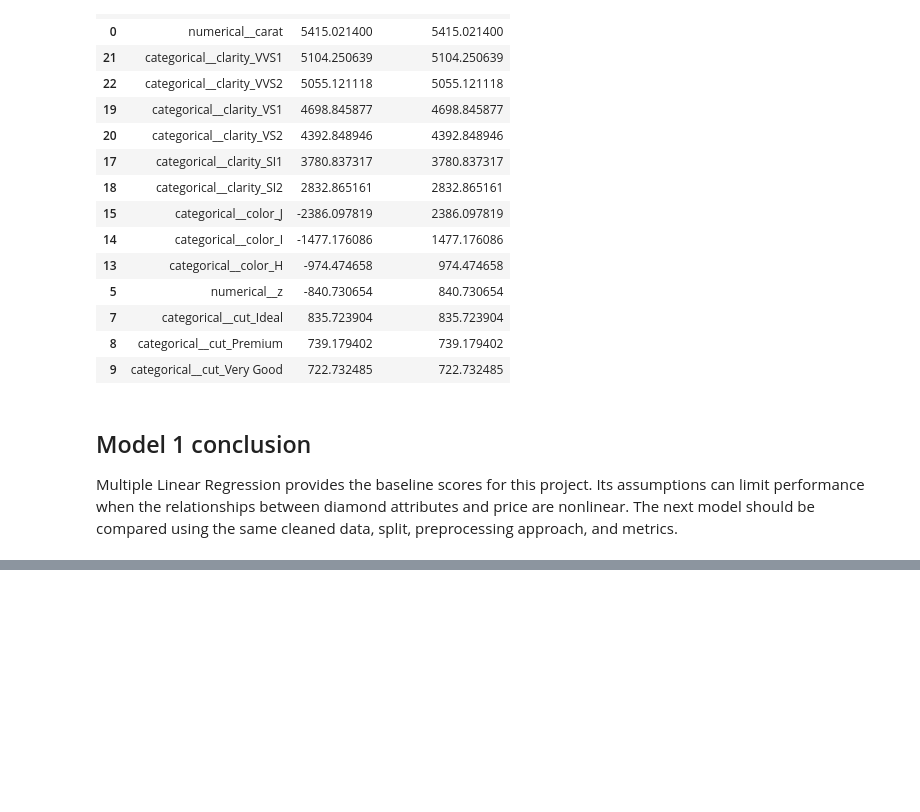
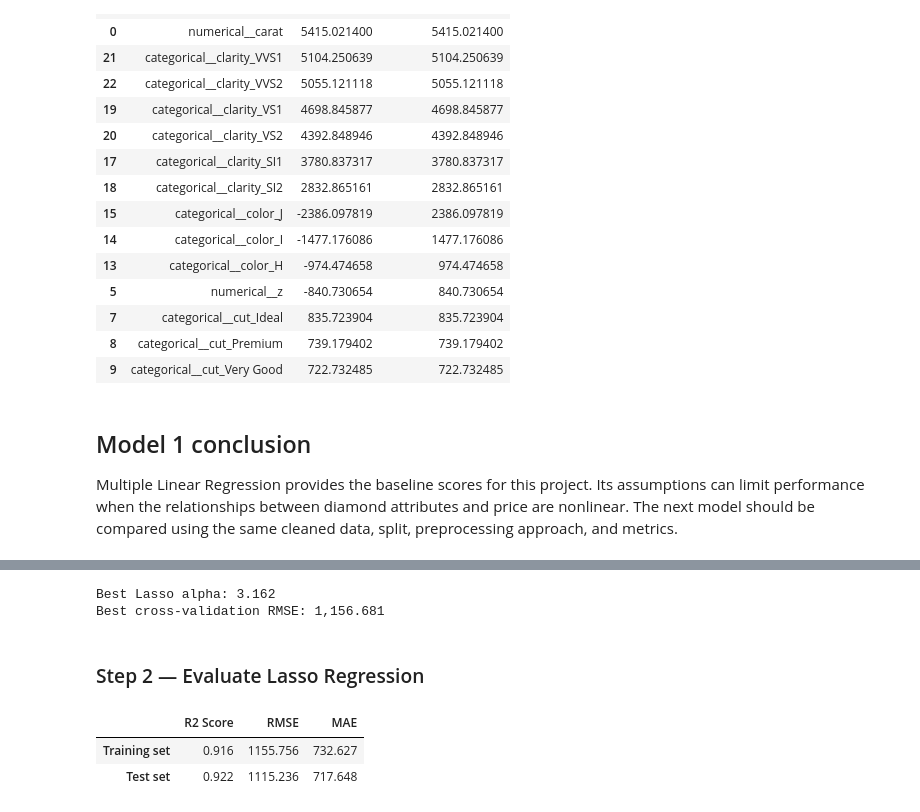
Before and after one commit to DeViKaanil62/ml-capstone, a Jupyter notebook: models/regression.ipynb, the cells around one changed output, grey strips where cells are left out. Cells and saved outputs as stored; diff of their text form; code cells hidden in the pictures; blank space fills up the shorter version.

```diff
--- a/models/regression.ipynb
+++ b/models/regression.ipynb
@@ -310,0 +387,40 @@ Multiple Linear Regression provides the baseline scores for this project. Its as
+# %%
+lasso_pipeline = Pipeline(
+    steps=[
+        ("preprocessor", preprocessor),
+        ("regressor", Lasso(max_iter=20_000)),
+    ]
+)
+
+lasso_search = GridSearchCV(
+    estimator=lasso_pipeline,
+    param_grid={"regressor__alpha": np.logspace(-2, 3, 7)},
+    scoring="neg_root_mean_squared_error",
+    cv=3,
+    n_jobs=1,
+)
+lasso_search.fit(X_train, y_train)
+lasso_model = lasso_search.best_estimator_
+
+print(f"Best Lasso alpha: {lasso_search.best_params_['regressor__alpha']:.4g}")
+print(f"Best cross-validation RMSE: {-lasso_search.best_score_:,.3f}")
+# %% [output]
+Best Lasso alpha: 3.162
+Best cross-validation RMSE: 1,156.681
+# %% [markdown]
+### Step 2 — Evaluate Lasso Regression
+# %%
+lasso_train_predictions = lasso_model.predict(X_train)
+lasso_test_predictions = lasso_model.predict(X_test)
+
+lasso_train_metrics = regression_metrics(y_train, lasso_train_predictions)
+lasso_test_metrics = regression_metrics(y_test, lasso_test_predictions)
+
+pd.DataFrame(
+    [lasso_train_metrics, lasso_test_metrics],
+    index=["Training set", "Test set"],
+).round(3)
+# %% [output]
+|  | R2 Score | RMSE | MAE |
+| Training set | 0.916 | 1155.756 | 732.627 |
+| Test set | 0.922 | 1115.236 | 717.648 |
```
Also changed, not shown: parts of 16 cells of this notebook.
